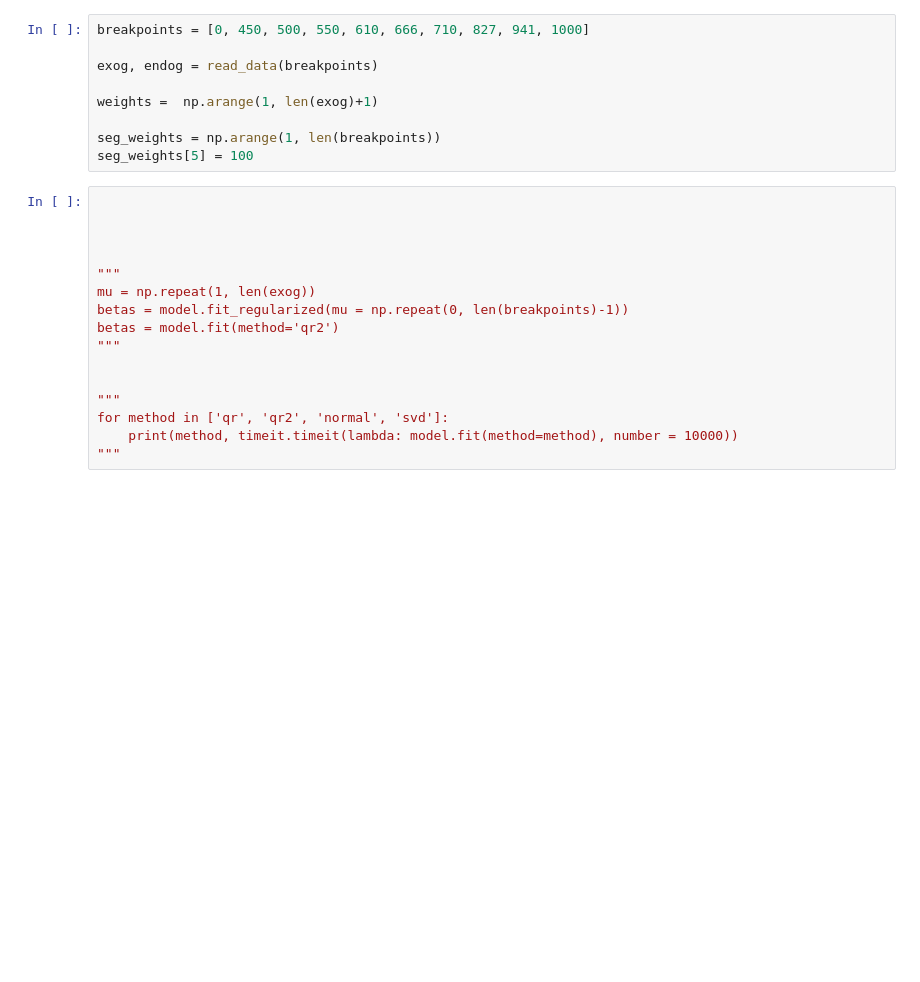
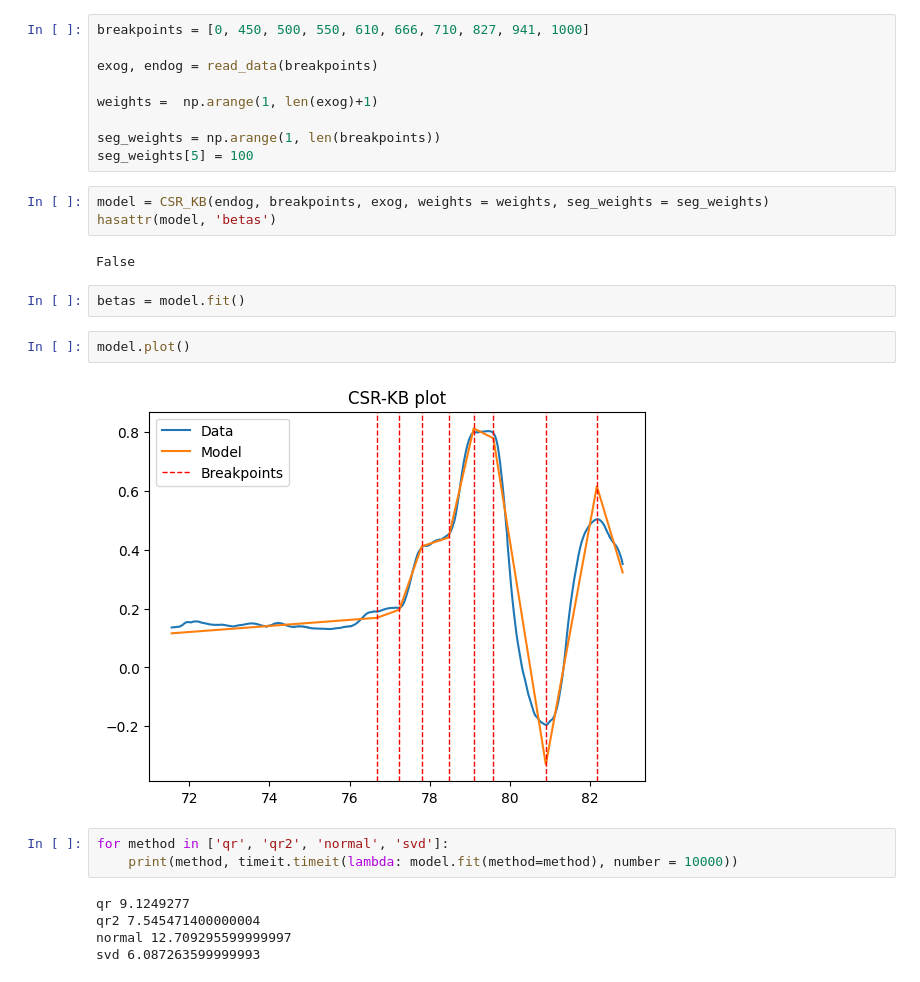
Before and after one commit to SebFoulger/CSR-KB, a Jupyter notebook: example.ipynb, the cells around one changed output. Drawn from its saved outputs; the diff is of its cells as text; blank space fills up the shorter version.

```diff
--- a/example.ipynb
+++ b/example.ipynb
@@ -39,19 +26,22 @@ weights =  np.arange(1, len(exog)+1)
 
 seg_weights = np.arange(1, len(breakpoints))
 seg_weights[5] = 100
+# %%
+model = CSR_KB(endog, breakpoints, exog, weights = weights, seg_weights = seg_weights)
+hasattr(model, 'betas')
+# %% [output]
+False
+# %%
+betas = model.fit()
+# %%
+model.plot()
+# %% [output]
+[figure, added]
 # %%
-
-
-
-
-"""
-mu = np.repeat(1, len(exog))
-betas = model.fit_regularized(mu = np.repeat(0, len(breakpoints)-1))
-betas = model.fit(method='qr2')
-"""
-
-
-"""
 for method in ['qr', 'qr2', 'normal', 'svd']:
     print(method, timeit.timeit(lambda: model.fit(method=method), number = 10000))
-"""
+# %% [output]
+qr 9.1249277
+qr2 7.545471400000004
+normal 12.709295599999997
+svd 6.087263599999993
```
Also changed, not shown: parts of 2 cells of this notebook, 5 other files.
